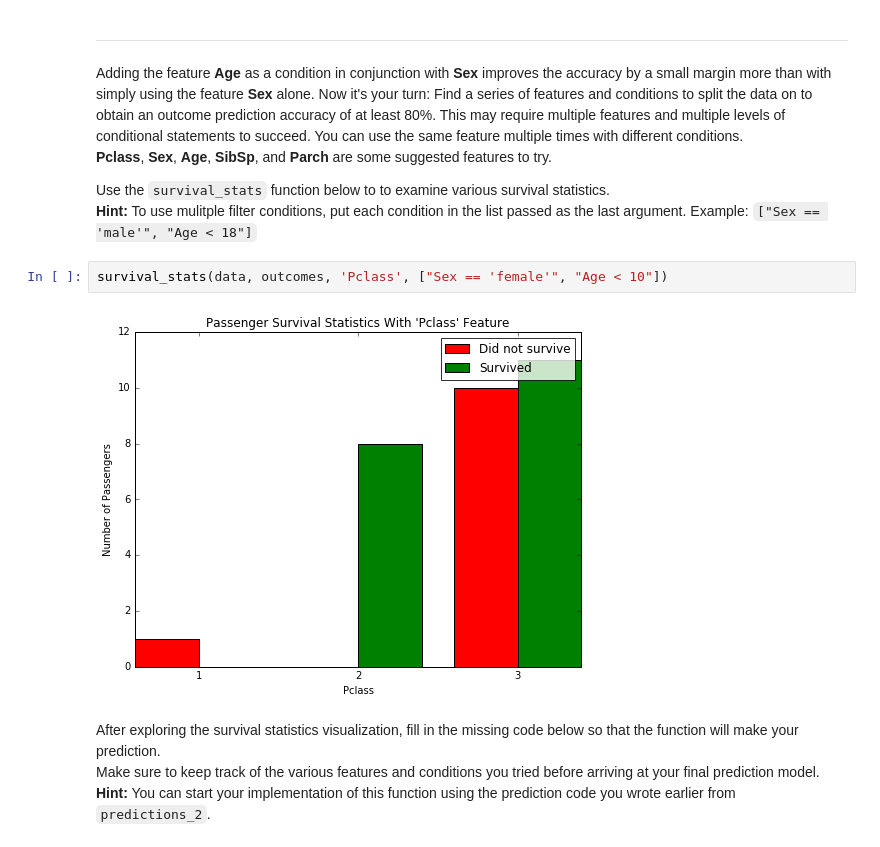
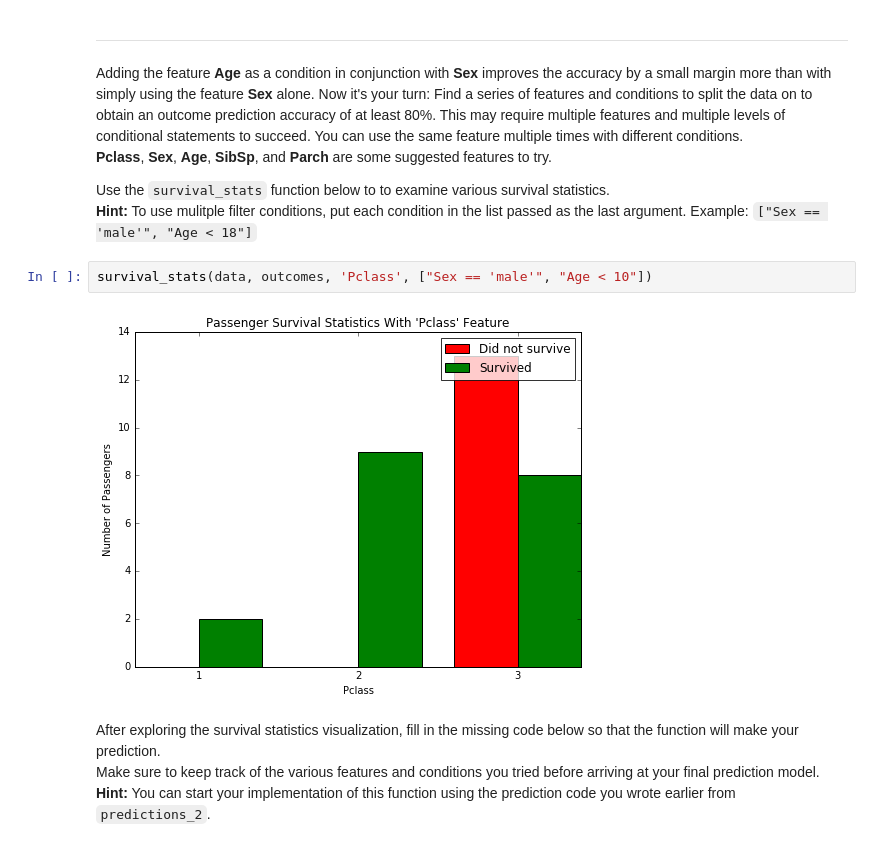
Before and after one commit to kazoo-kmt/machine-learning-nd, a Jupyter notebook: projects/titanic_survival_exploration/Titanic_Survival_Exploration.ipynb, the cells around one changed output. Saved outputs shown, nothing was run; the diff lists cells and outputs as text.

```diff
--- a/projects/titanic_survival_exploration/Titanic_Survival_Exploration.ipynb
+++ b/projects/titanic_survival_exploration/Titanic_Survival_Exploration.ipynb
@@ -212,9 +212,9 @@ Adding the feature **Age** as a condition in conjunction with **Sex** improves t
 Use the `survival_stats` function below to to examine various survival statistics.
 **Hint:** To use mulitple filter conditions, put each condition in the list passed as the last argument. Example: `["Sex == 'male'", "Age < 18"]`
 # %%
-survival_stats(data, outcomes, 'Pclass', ["Sex == 'female'", "Age < 10"])
+survival_stats(data, outcomes, 'Pclass', ["Sex == 'male'", "Age < 10"])
 # %% [output]
-[figure, old version]
+[figure, new version]
 # %% [markdown]
 After exploring the survival statistics visualization, fill in the missing code below so that the function will make your prediction.
 Make sure to keep track of the various features and conditions you tried before arriving at your final prediction model.
```
Also changed, not shown: parts of 1 cell of this notebook.
